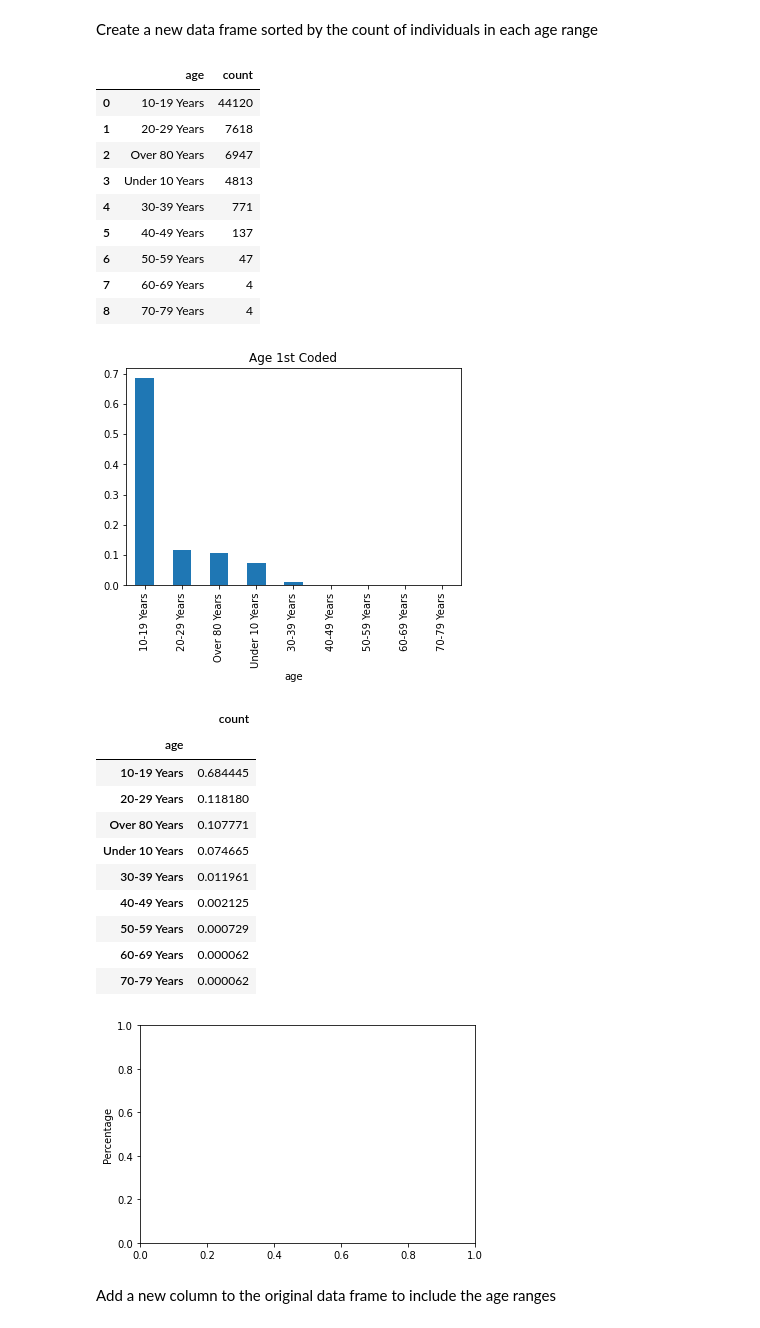
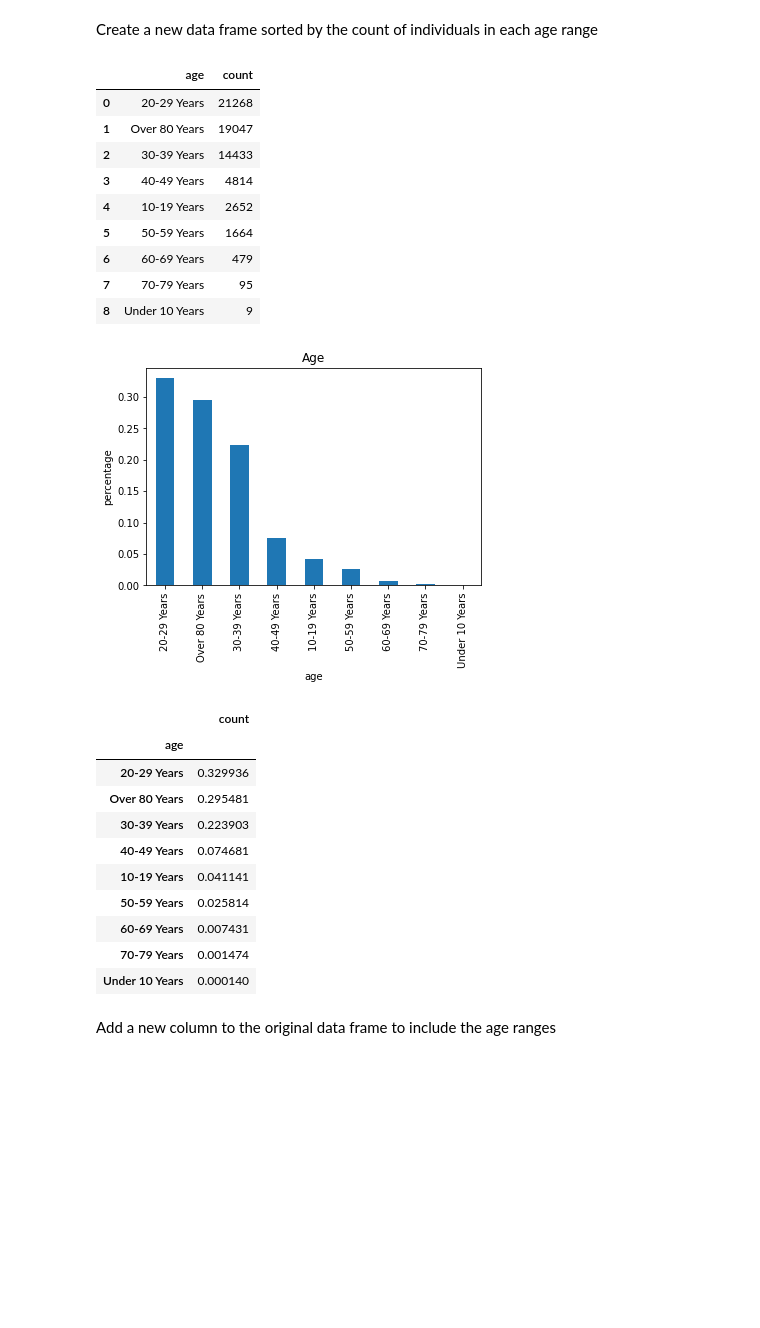
Before and after one commit to jadefreese/pj1-stackoverflow, a Jupyter notebook: 2020_languages.ipynb, the cells around one changed output. Saved outputs shown, nothing was run; the diff lists cells and outputs as text; code cells hidden in the pictures; blank space fills up the shorter version.

```diff
--- a/2020_languages.ipynb
+++ b/2020_languages.ipynb
@@ -95,57 +90,56 @@ age_resp = df['Age1stCode'].unique().tolist()
 Create function to reassign ages in to bins containing a certain age range
 # %%
 def age_bins(age):
-    if age in ['Younger than 5 years','6','7','8','9']:
+    if age < 10 :
         return 'Under 10 Years'
-    elif age in ['10','11','12','13','14','15','16','17','18','19']:
+    elif age >= 10 and age < 20:
         return '10-19 Years'
-    elif age in ['20','21','22','23','24','25','26','27','28','29']:
+    elif age >= 20 and age < 30:
         return '20-29 Years'
-    elif age in ['30','31','32','33','34','35','36','37','38','39']:
+    elif age >= 30 and age < 40:
         return '30-39 Years'
-    elif age in ['40','41','42','43','44','45','46','47','48','49']:
+    elif age >= 40 and age < 50:
         return '40-49 Years'
-    elif age in ['50','51','52','53','54','55','56','57','58','59']:
+    elif age >= 50 and age < 60:
         return '50-59 Years'
-    elif age in ['60','61','62','63','64','65','66','67','68','69']:
+    elif age >= 60 and age < 70:
         return '60-69 Years'
-    elif age in ['70','71','72','73','74','75','76','77','78','79']:
+    elif age >= 70 and age < 80:
         return '70-79 Years'
     else:
         return 'Over 80 Years'
 # %% [markdown]
 Create a new data frame sorted by the count of individuals in each age range
 # %%
-age_df = df['Age1stCode'].apply(age_bins).value_counts().reset_index()
-age_df.rename(columns={'index':'age','Age1stCode':'count'}, inplace = True)
+age_df = df['Age'].apply(age_bins).value_counts().reset_index()
+age_df.rename(columns={'index':'age','Age':'count'}, inplace = True)
 age_df
 # %% [output]
 |  | age | count |
-| 0 | 10-19 Years | 44120 |
-| 1 | 20-29 Years | 7618 |
-| 2 | Over 80 Years | 6947 |
-| 3 | Under 10 Years | 4813 |
-| 4 | 30-39 Years | 771 |
-| 5 | 40-49 Years | 137 |
-| 6 | 50-59 Years | 47 |
-| 7 | 60-69 Years | 4 |
-| 8 | 70-79 Years | 4 |
+| 0 | 20-29 Years | 21268 |
+| 1 | Over 80 Years | 19047 |
+| 2 | 30-39 Years | 14433 |
+| 3 | 40-49 Years | 4814 |
+| 4 | 10-19 Years | 2652 |
+| 5 | 50-59 Years | 1664 |
+| 6 | 60-69 Years | 479 |
+| 7 | 70-79 Years | 95 |
+| 8 | Under 10 Years | 9 |
 # %%
-gf.bar_plotting(age_df,'Age 1st Coded',plot=True)
+gf.bar_plotting(age_df,'Age',plot=True)
 # %% [output]
-[figure, old version]
+[figure, new version]
 |  | count |
 | age |  |
-| 10-19 Years | 0.684445 |
-| 20-29 Years | 0.118180 |
-| Over 80 Years | 0.107771 |
-| Under 10 Years | 0.074665 |
-| 30-39 Years | 0.011961 |
-| 40-49 Years | 0.002125 |
-| 50-59 Years | 0.000729 |
-| 60-69 Years | 0.000062 |
-| 70-79 Years | 0.000062 |
+| 20-29 Years | 0.329936 |
+| Over 80 Years | 0.295481 |
+| 30-39 Years | 0.223903 |
+| 40-49 Years | 0.074681 |
+| 10-19 Years | 0.041141 |
+| 50-59 Years | 0.025814 |
+| 60-69 Years | 0.007431 |
+| 70-79 Years | 0.001474 |
+| Under 10 Years | 0.000140 |
-[figure, removed]
 # %% [markdown]
 Add a new column to the original data frame to include the age ranges
 # %%
```
Also changed, not shown: parts of 7 cells of this notebook, 1 other file.
